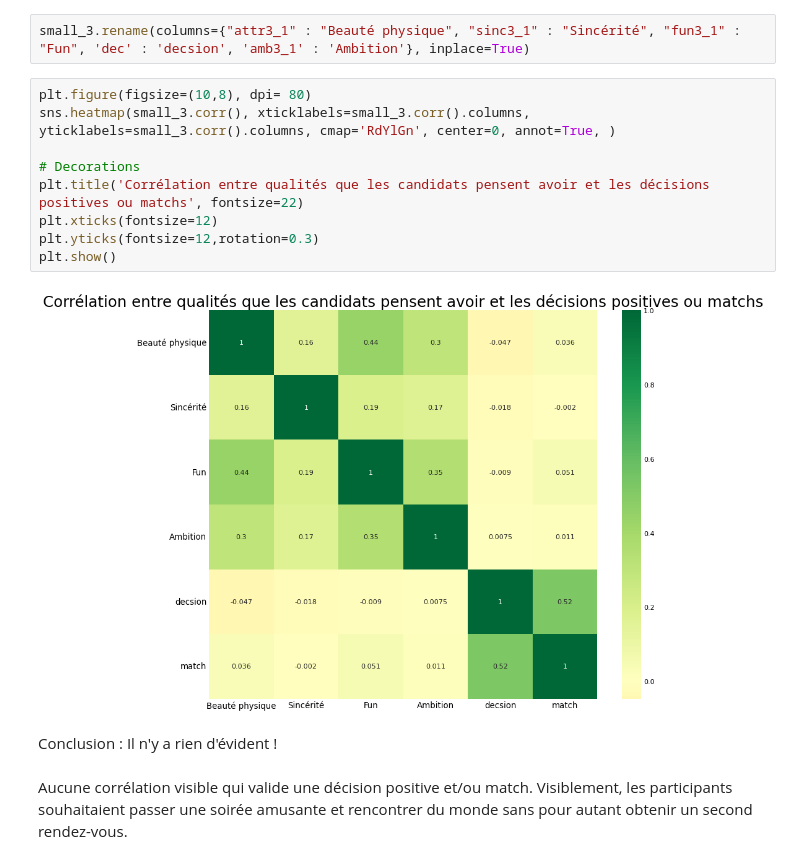
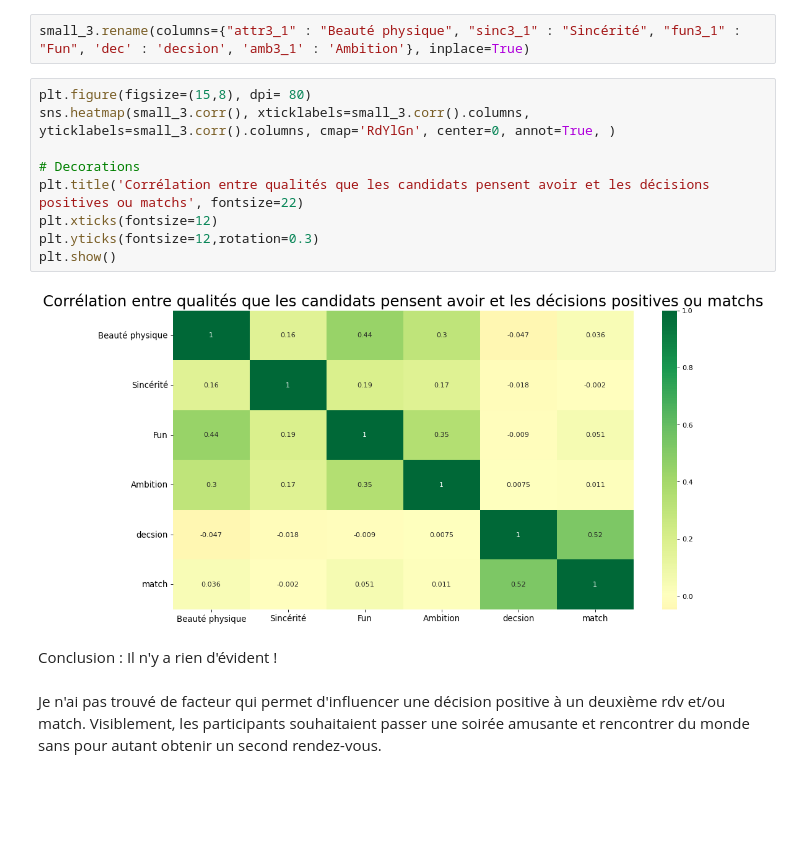
Before and after one commit to DATA-ICARD/Analyse_speed_dating, a Jupyter notebook: speed_dating_project.ipynb, the cells around one changed output. Saved outputs shown, nothing was run; the diff lists cells and outputs as text; blank space fills up the shorter version.

```diff
--- a/speed_dating_project.ipynb
+++ b/speed_dating_project.ipynb
@@ -361,19 +334,19 @@ small_3 = df[['attr3_1', 'sinc3_1','fun3_1', 'amb3_1', 'dec', 'match']]
 # %%
 small_3.rename(columns={"attr3_1" : "Beauté physique", "sinc3_1" : "Sincérité", "fun3_1" : "Fun", 'dec' : 'decsion', 'amb3_1' : 'Ambition'}, inplace=True)
 # %%
-plt.figure(figsize=(10,8), dpi= 80)
+plt.figure(figsize=(15,8), dpi= 80)
 sns.heatmap(small_3.corr(), xticklabels=small_3.corr().columns, yticklabels=small_3.corr().columns, cmap='RdYlGn', center=0, annot=True, )
 
 # Decorations
 plt.title('Corrélation entre qualités que les candidats pensent avoir et les décisions positives ou matchs', fontsize=22)
 plt.xticks(fontsize=12)
 plt.yticks(fontsize=12,rotation=0.3)
 plt.show()
 # %% [output]
-[figure, old version]
+[figure, new version]
 # %% [markdown]
 Conclusion :
 Il n'y a rien d'évident !
 # %% [markdown]
-Aucune corrélation visible qui valide une décision positive et/ou match.
+Je n'ai pas trouvé de facteur qui permet d'influencer une décision positive à un deuxième rdv et/ou match.
 Visiblement, les participants souhaitaient passer une soirée amusante et rencontrer du monde sans pour autant obtenir un  second rendez-vous.
```
Also changed, not shown: parts of 35 cells of this notebook.
